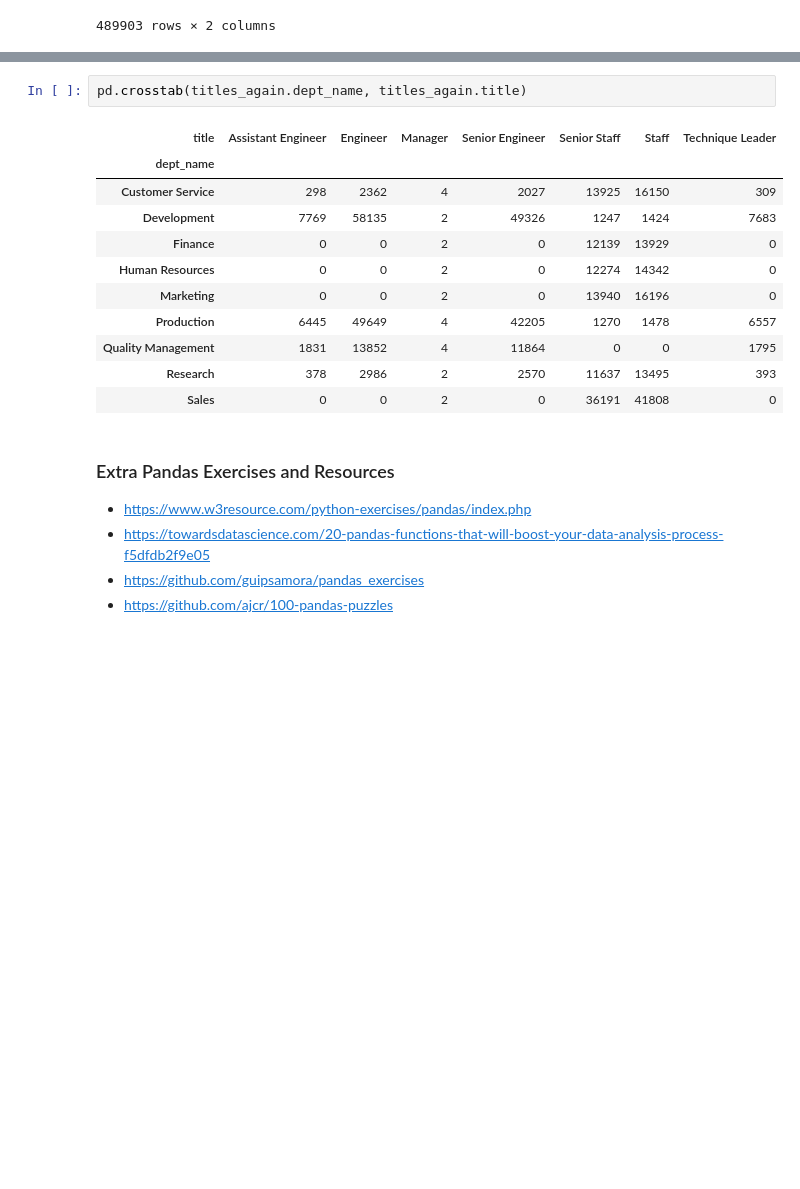
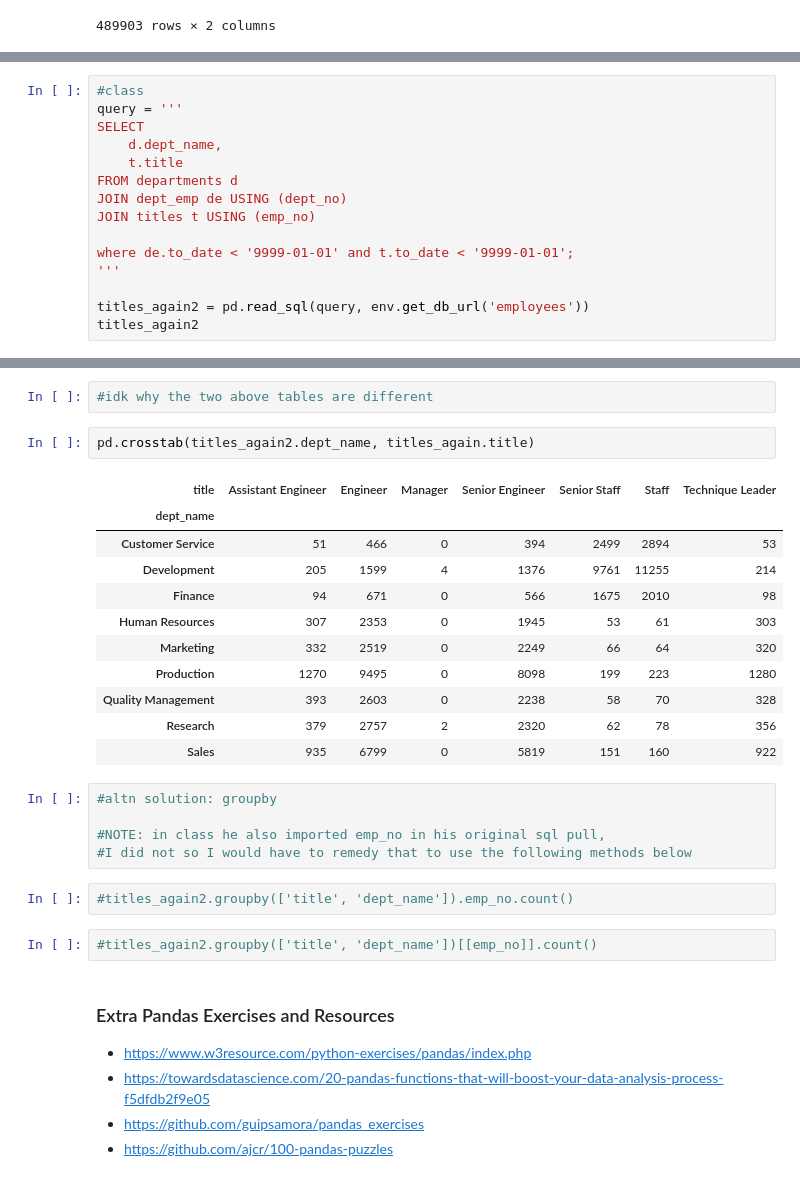
Before and after one commit to Jgardin875/numpy-pandas-visualization-exercises, a Jupyter notebook: advanced-dataframes.ipynb, the cells around one changed output, grey strips where cells are left out. Drawn from its saved outputs; the diff is of its cells as text; blank space fills up the shorter version.

```diff
--- a/advanced-dataframes.ipynb
+++ b/advanced-dataframes.ipynb
@@ -1989,0 +2047,15 @@ titles_again
+# %%
+#class
+query = '''
+SELECT
+    d.dept_name,
+    t.title
+FROM departments d
+JOIN dept_emp de USING (dept_no)
+JOIN titles t USING (emp_no)
+
+where de.to_date < '9999-01-01' and t.to_date < '9999-01-01';
+'''
+
+titles_again2 = pd.read_sql(query, env.get_db_url('employees'))
+titles_again2
@@ -1990,17 +2076,28 @@ titles_again
+# %%
+#idk why the two above tables are different
 # %%
-pd.crosstab(titles_again.dept_name, titles_again.title)
+pd.crosstab(titles_again2.dept_name, titles_again.title)
 # %% [output]
 | title | Assistant Engineer | Engineer | Manager | Senior Engineer | Senior Staff | Staff | Technique Leader |
 | dept_name |  |  |  |  |  |  |  |
-| Customer Service | 298 | 2362 | 4 | 2027 | 13925 | 16150 | 309 |
-| Development | 7769 | 58135 | 2 | 49326 | 1247 | 1424 | 7683 |
-| Finance | 0 | 0 | 2 | 0 | 12139 | 13929 | 0 |
-| Human Resources | 0 | 0 | 2 | 0 | 12274 | 14342 | 0 |
-| Marketing | 0 | 0 | 2 | 0 | 13940 | 16196 | 0 |
-| Production | 6445 | 49649 | 4 | 42205 | 1270 | 1478 | 6557 |
-| Quality Management | 1831 | 13852 | 4 | 11864 | 0 | 0 | 1795 |
-| Research | 378 | 2986 | 2 | 2570 | 11637 | 13495 | 393 |
-| Sales | 0 | 0 | 2 | 0 | 36191 | 41808 | 0 |
+| Customer Service | 51 | 466 | 0 | 394 | 2499 | 2894 | 53 |
+| Development | 205 | 1599 | 4 | 1376 | 9761 | 11255 | 214 |
+| Finance | 94 | 671 | 0 | 566 | 1675 | 2010 | 98 |
+| Human Resources | 307 | 2353 | 0 | 1945 | 53 | 61 | 303 |
+| Marketing | 332 | 2519 | 0 | 2249 | 66 | 64 | 320 |
+| Production | 1270 | 9495 | 0 | 8098 | 199 | 223 | 1280 |
+| Quality Management | 393 | 2603 | 0 | 2238 | 58 | 70 | 328 |
+| Research | 379 | 2757 | 2 | 2320 | 62 | 78 | 356 |
+| Sales | 935 | 6799 | 0 | 5819 | 151 | 160 | 922 |
+# %%
+#altn solution: groupby
+
+#NOTE: in class he also imported emp_no in his original sql pull,
+#I did not so I would have to remedy that to use the following methods below
+# %%
+#titles_again2.groupby(['title', 'dept_name']).emp_no.count()
+# %%
+#titles_again2.groupby(['title', 'dept_name'])[[emp_no]].count()
 # %% [markdown]
 ### Extra Pandas Exercises and Resources
 - [https://www.w3resource.com/python-exercises/pandas/index.php](https://www.w3resource.com/python-exercises/pandas/index.php)
```
Also changed, not shown: parts of 7 cells of this notebook.
